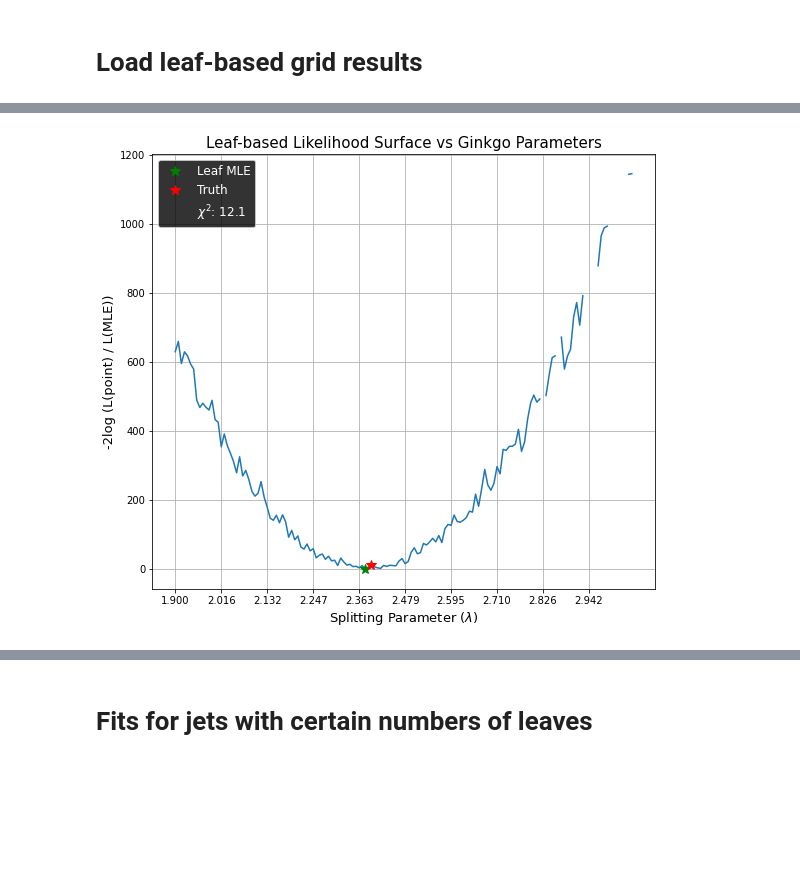
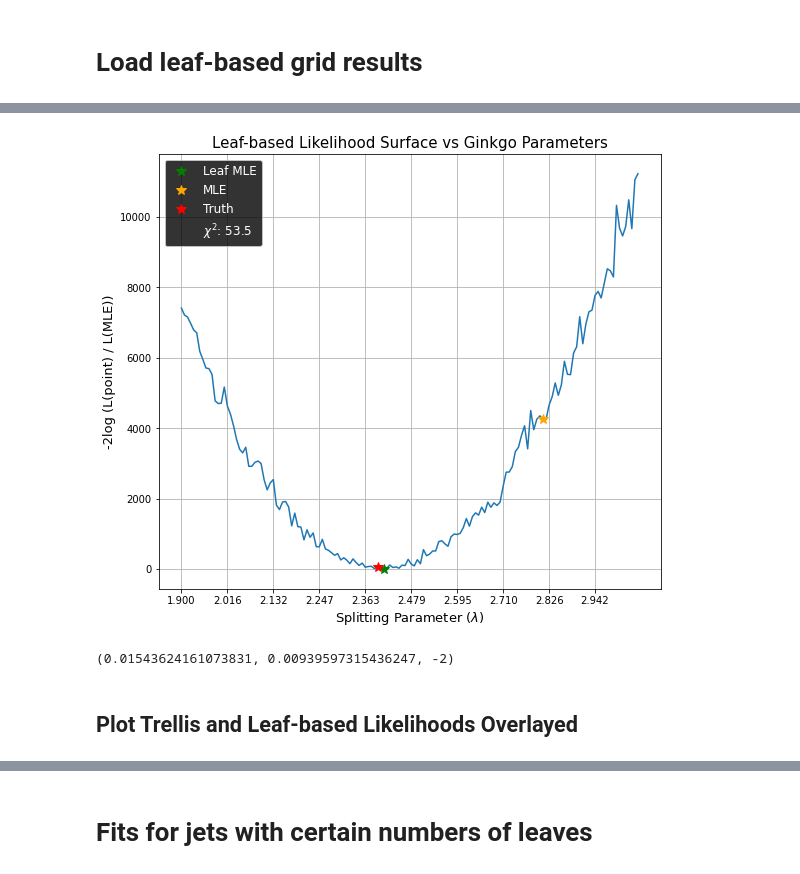
Before and after one commit to mdkdrnevich/ginkgo-inference, a Jupyter notebook: fit_results_1D.ipynb, the cells around one changed output, grey strips where cells are left out. Drawn from its saved outputs; the diff is of its cells as text; code cells hidden in the pictures; blank space fills up the shorter version.

```diff
--- a/fit_results_1D.ipynb
+++ b/fit_results_1D.ipynb
@@ -140,0 +142,12 @@ if lambda_truth == 2.4 and pt_cut_truth == 30.0 and Njets == 10000:
+# %%
+bad_indices = []
+for ix, entry in enumerate(likelihood_surface_array):
+    if np.isnan(entry).sum() == n_lambda:
+        bad_indices.append(ix)
+bad_indices = np.array(bad_indices)
+
+good_indices = np.arange(likelihood_surface_array.shape[0])
+for bad_ix in bad_indices:
+    good_indices = good_indices[good_indices != bad_ix]
+
+likelihood_surface_array = likelihood_surface_array[good_indices]
@@ -308,21 +323,5 @@ ax.set_xticks(lambda_vals[::15]);
 # %% [markdown]
 # Look at results over different numbers of batches and batch sizes
-# %%
-Njets = 10000
-
-likelihood_surface_array = get_likelihood_surface_array(lambda_min, lambda_max, n_lambda,
-                                                        Njets=Njets,
-                                                        pt_cut=pt_cut_truth,
-                                                        likelihood="marginal")
-## REMOVE THE TWO BAD JETS FROM THE 10k JET DATASET
-arr = np.arange(likelihood_surface_array.shape[0])
-#good_indices = arr[((arr != 4835) & (arr != 9024))]
-#likelihood_surface_array = likelihood_surface_array[good_indices]
-
-if lambda_truth == 2.4 and pt_cut_truth == 30.0 and Njets == 10000:
-    arr = np.arange(likelihood_surface_array.shape[0])
-    good_indices = arr[arr != 2942]
-    likelihood_surface_array = likelihood_surface_array[good_indices]
 # %%
 def get_mean_mle(likelihood_surface_array, nbatch, batch_size):
     arr = np.arange(likelihood_surface_array.shape[0])
@@ -409,8 +408,8 @@ def get_leaf_likelihood_surface_array(gt_trees, lambda_min, lambda_max, n_lambda
             i)
 
         dist = np.load(os.path.join("/scratch/mdd424/data/ginkgo", histfile))
-        #dist += 1/20000
-        #dist = dist / dist.sum()
+        dist += 1/20000
+        dist = dist / dist.sum()
         log_dist = np.log(dist)
 
         for k in range(Njets):
@@ -459,6 +458,6 @@ ax.set_xticks(lambda_vals[::15]);
 # %%
 n_lambda = 150
-N_jets = 10000
+N_jets = int(1e5)
 
 lambda_vals = np.linspace(lambda_min, lambda_max, n_lambda)
 
@@ -475,25 +474,31 @@ mle_leaf_coords
 # %%
 fig, ax = plt.subplots(nrows=1, ncols=1)
 fig.set_size_inches(9,8)
 
 Z = -2*(total_leaf_likelihood_surface-total_leaf_likelihood_surface[mle_leaf_coords])
 
 chi2_marginal = Z[truth_bin]
 
 ax.plot(lambda_vals, Z)
 ax.plot(lambda_vals[mle_leaf_coords], Z[mle_leaf_coords], '*', color="green", label="Leaf MLE", markersize=10)
-#ax.plot(lambda_vals[mle_coords], Z[mle_coords], '*', color="orange", label="MLE", markersize=10)
+ax.plot(lambda_vals[mle_coords], Z[mle_coords], '*', color="orange", label="MLE", markersize=10)
 ax.plot(lambda_vals[truth_bin], Z[truth_bin], '*', label="Truth", markersize=10, color="red")
 ax.plot([], [], ' ', label="$\chi^2$: {:.1f}".format(chi2_marginal))
 
 
 ax.legend(labelcolor="white", facecolor="black", fontsize="large")
 ax.grid()
 
 ax.set_title("Leaf-based Likelihood Surface vs Ginkgo Parameters", size=15)
 ax.set_xlabel("Splitting Parameter ($\lambda$)", size=13)
 ax.set_ylabel("-2log (L(point) / L(MLE))", size=13)
 #ax.set_yscale("log")
 ax.set_xticks(lambda_vals[::15]);
 # %% [output]
-[figure, old version]
+[figure, new version]
+# %%
+abs(lambda_vals[mle_leaf_coords] - lambda_vals[truth_bin]), abs(lambda_vals[mle_leaf_coords] - lambda_truth), truth_bin-mle_leaf_coords
+# %% [output]
+(0.01543624161073831, 0.00939597315436247, -2)
+# %% [markdown]
+## Plot Trellis and Leaf-based Likelihoods Overlayed
```
Also changed, not shown: parts of 35 cells of this notebook, 4 other files.
